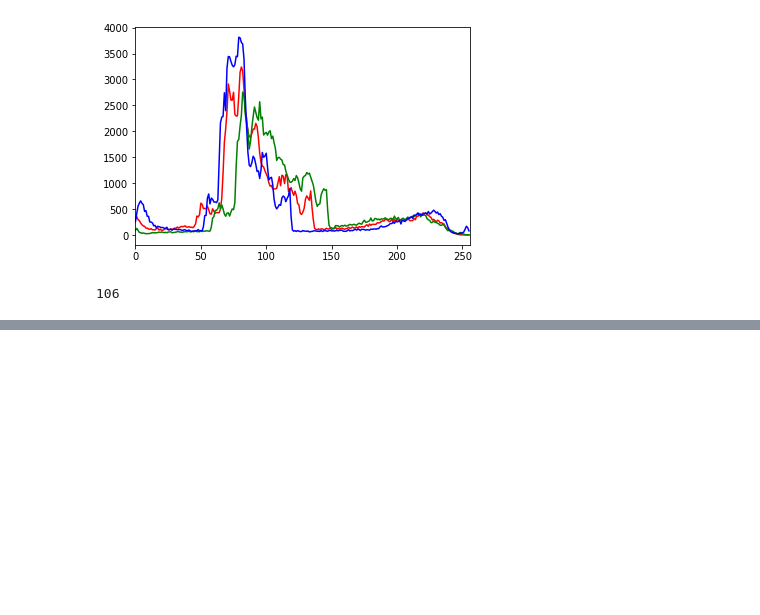
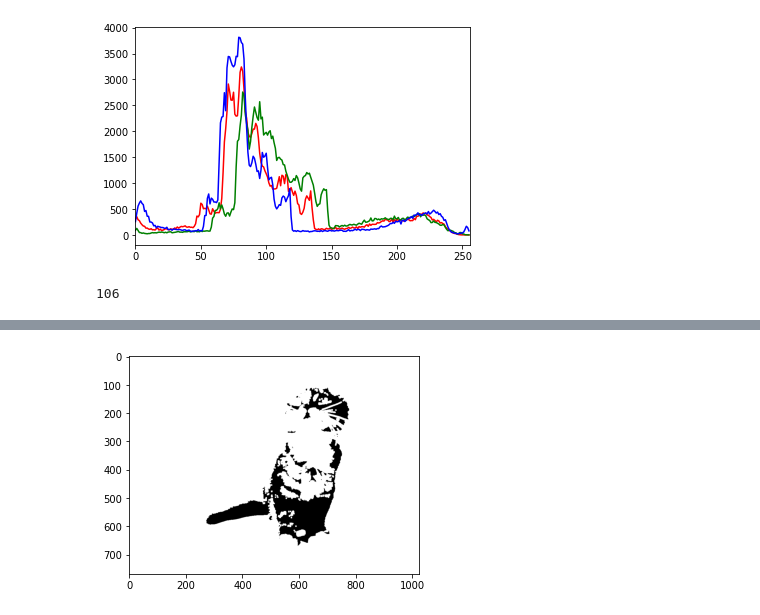
Before and after one commit to wadhah101/Image-Processing, a Jupyter notebook: tp4.ipynb, the cells around one changed output, grey strips where cells are left out. Saved outputs shown, nothing was run; the diff lists cells and outputs as text; code cells hidden in the pictures; blank space fills up the shorter version.

Commit message:
dilatation

```diff
--- a/tp4.ipynb
+++ b/tp4.ipynb
@@ -78,0 +80,6 @@ error: OpenCV(4.5.5) D:/a/opencv-python/opencv-python/opencv/modules/imgproc/src
+# %%
+dilatation = cv2.dilate(binary_img, kernel, iterations=1)
+plt.imshow(dilatation, cmap='gray', vmin=0, vmax=255)
+plt.show()
+# %% [output]
+[figure, added]
```
Also changed, not shown: parts of 1 cell of this notebook, 1 other file.
